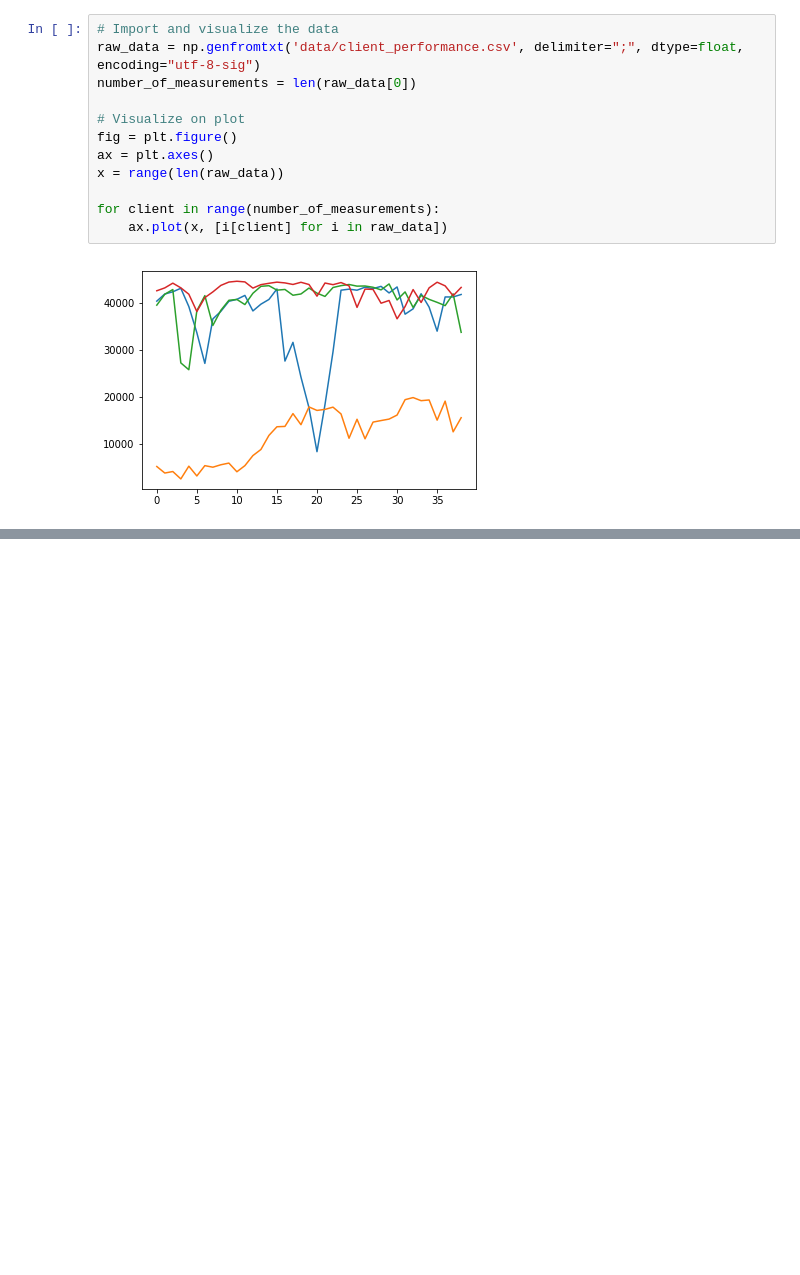
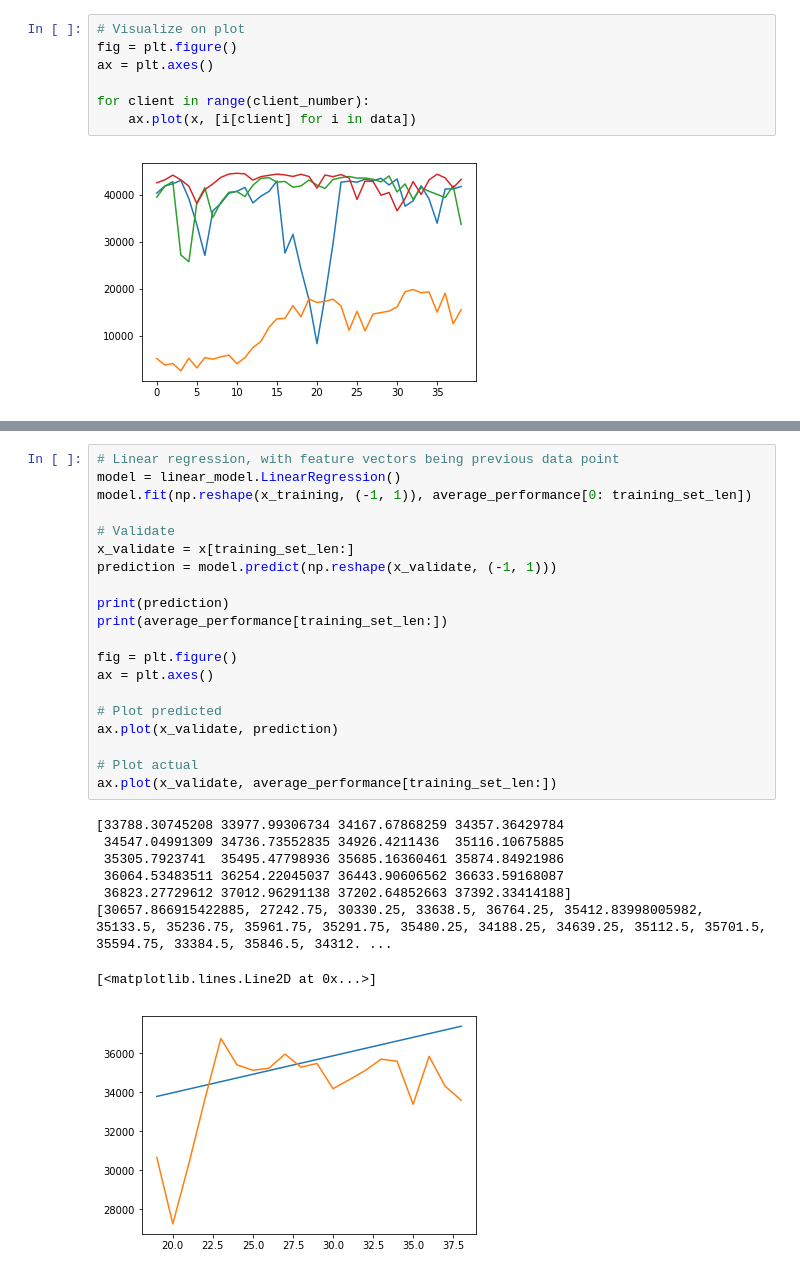
Before and after one commit to jlaci/ClientPerformance, a Jupyter notebook: analyze/predictors.ipynb, the cells around one changed output, grey strips where cells are left out. Cells and saved outputs as stored; diff of their text form; blank space fills up the shorter version.

```diff
--- a/analyze/predictors.ipynb
+++ b/analyze/predictors.ipynb
@@ -9,14 +27,9 @@ ModuleNotFoundError: No module named 'sklearn'
 # %%
-# Import and visualize the data
-raw_data = np.genfromtxt('data/client_performance.csv', delimiter=";", dtype=float, encoding="utf-8-sig")
-number_of_measurements = len(raw_data[0])
-
 # Visualize on plot
 fig = plt.figure()
 ax = plt.axes()
-x = range(len(raw_data))
 
-for client in range(number_of_measurements):
-    ax.plot(x, [i[client] for i in raw_data])
+for client in range(client_number):
+    ax.plot(x, [i[client] for i in data])
 # %% [output]
 [figure]
@@ -151,0 +36,29 @@ Average error is 2925.725514 (9.024087 %)
+# %%
+# Linear regression, with feature vectors being previous data point
+model = linear_model.LinearRegression()
+model.fit(np.reshape(x_training, (-1, 1)), average_performance[0: training_set_len])
+
+# Validate
+x_validate = x[training_set_len:]
+prediction = model.predict(np.reshape(x_validate, (-1, 1)))
+
+print(prediction)
+print(average_performance[training_set_len:])
+
+fig = plt.figure()
+ax = plt.axes()
+
+# Plot predicted
+ax.plot(x_validate, prediction)
+
+# Plot actual
+ax.plot(x_validate, average_performance[training_set_len:])
+# %% [output]
+[33788.30745208 33977.99306734 34167.67868259 34357.36429784
+ 34547.04991309 34736.73552835 34926.4211436  35116.10675885
+ 35305.7923741  35495.47798936 35685.16360461 35874.84921986
+ 36064.53483511 36254.22045037 36443.90606562 36633.59168087
+ 36823.27729612 37012.96291138 37202.64852663 37392.33414188]
+[30657.866915422885, 27242.75, 30330.25, 33638.5, 36764.25, 35412.83998005982, 35133.5, 35236.75, 35961.75, 35291.75, 35480.25, 34188.25, 34639.25, 35112.5, 35701.5, 35594.75, 33384.5, 35846.5, 34312. ...
+[<matplotlib.lines.Line2D at 0x...>]
+[figure, added]
```
Also changed, not shown: parts of 4 cells of this notebook, 1 other file.
